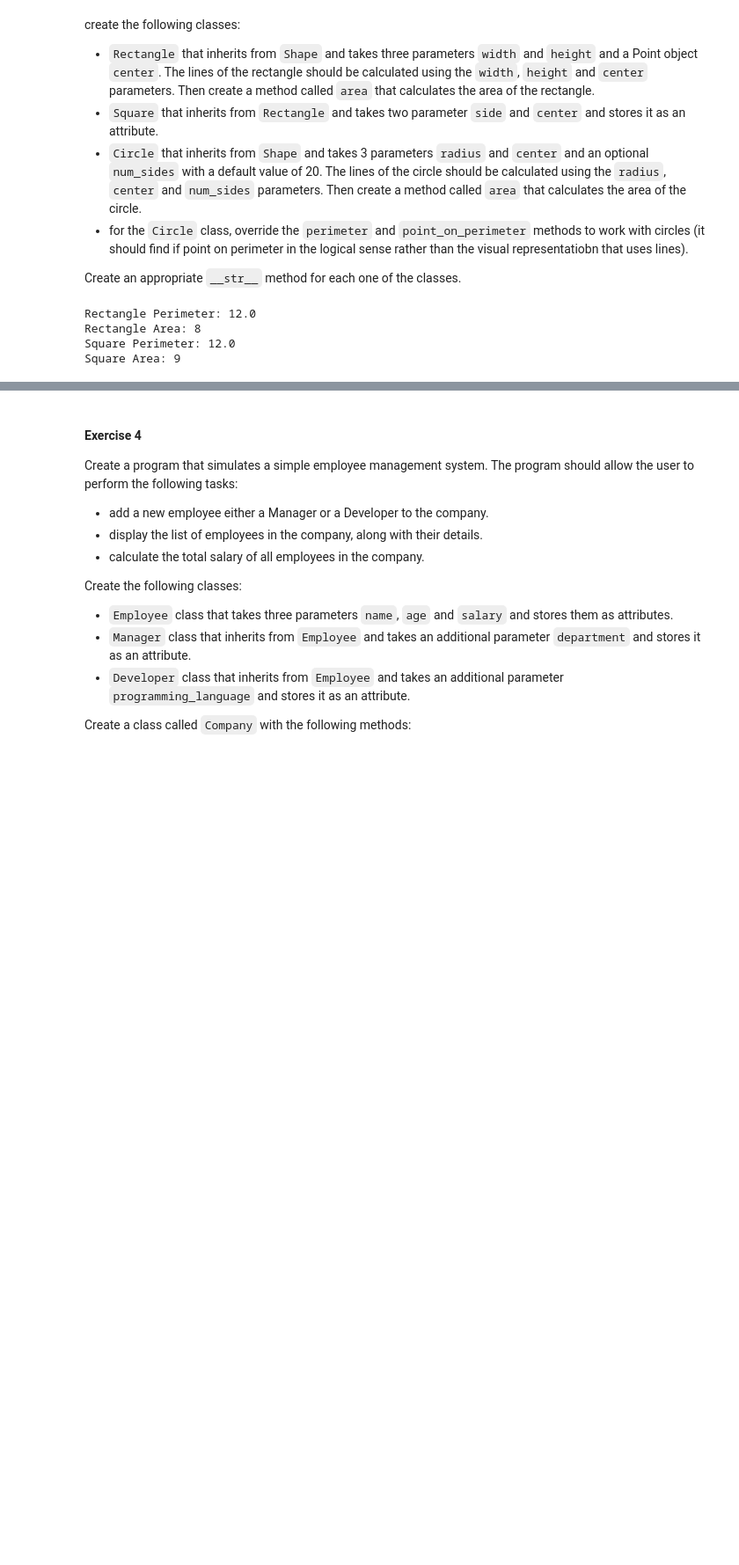
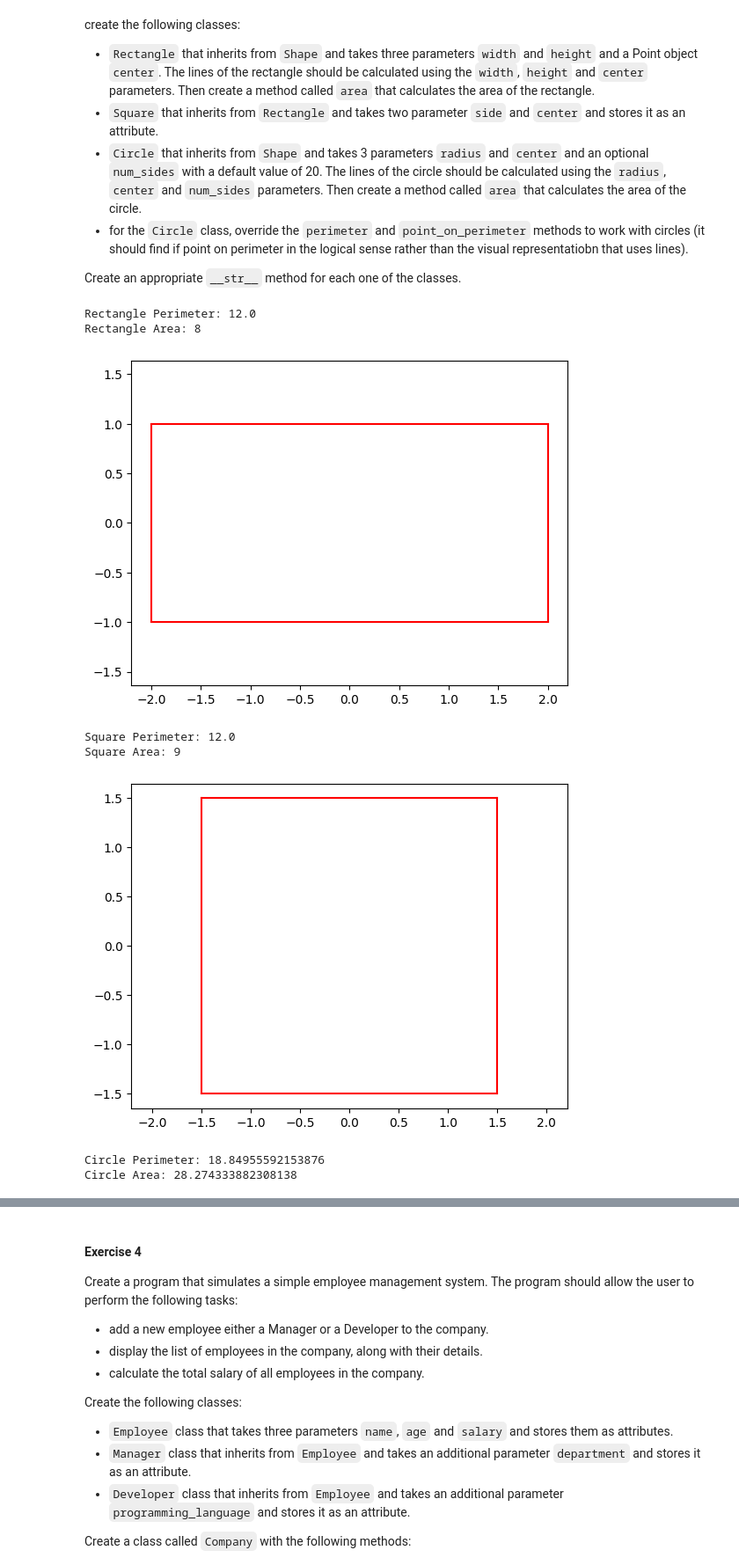
Before and after one commit to bayantoom/Python-Training-26-6, a Jupyter notebook: 3_python_oop.ipynb, the cells around one changed output, grey strips where cells are left out. Shown at 88% size. Drawn from its saved outputs; the diff is of its cells as text; code cells hidden in the pictures; blank space fills up the shorter version.

```diff
--- a/3_python_oop.ipynb
+++ b/3_python_oop.ipynb
@@ -89,9 +93,10 @@ Point on line: False
 
 Create an appropriate `__str__` method for the class.
 # %%
-class Shape(Line):
+class Shape: # no need to inherit Line
     def __init__ (self, lines):
         self.lines = lines
+        self.color = "red"
 
     def perimeter(self):
         perimeter = 0
@@ -100,9 +105,9 @@ class Shape(Line):
             perimeter += line.length()
         return perimeter
 
-    def draw(self, lines, color):
+    def draw(self):
         import matplotlib.pyplot as plt
-        for line in lines:
+        for line in self.lines:
             plt.plot([line.point1.x, line.point2.x], [line.point1.y, line.point2.y], color)
 
         plt.axis('equal')
@@ -115,7 +120,7 @@ class Shape(Line):
         return False
 
     def __str__(self):
-        return f"The shape consists of multiple lines"
+        return f"A shape of {len(self.lines)} sides."
 
 
 lines = [
@@ -128,8 +133,7 @@ shape = Shape(lines)
 
 print(f"Perimeter is: {shape.perimeter()}")
 
-color = "red"
-shape.draw(lines, color)
+shape.draw()
 
 print(f"Is the point {Point(3,3)} on perimeter? {shape.point_on_perimeter(Point(3,3))}")
 print(f"Is the point {Point(1,1.5)} on perimeter? {shape.point_on_perimeter(Point(1,1.5))}")
@@ -189,39 +193,82 @@ class Rectangle(Shape):
 rectangle = Rectangle(4, 2, Point(0,0))
 print(f"Rectangle Perimeter: {rectangle.lines_cal()}")
 print(f"Rectangle Area: {rectangle.area()}")
+rectangle.draw()
 
 
 class Square(Rectangle):
     def __init__(self, side, center):
         self.side = side
         self.center = center
         self.width = side
         self.height = side
-        # self.calculate_lines()
+
+        # OR
+        # width = side
+        # width = side
+        # super().__init__(width, height, center)
+
+        # self.lines_cal()
 
     def __str__(self):
         return f"This is a Square!"
 
 square = Square(3, Point(0,0))
 print(f"Square Perimeter: {square.lines_cal()}")
 print(f"Square Area: {square.area()}")
+square.draw()
 
-""" class Circle(Shape):
+import math
+
+class Circle(Shape):
     def __init__(self, radius, center, num_sides=20):
         self.radius = radius
         self.center = center
         self.num_sides = num_sides
+        self.lines = self.get_lines()
 
-    import math
+    def get_lines(self):
+        lines = []
+        for i in range(self.num_sides):
+            angel1 = i * 2 * math.pi/self.num_sides
+            angel2 = (i+1) * 2 * math.pi/self.num_sides
 
-    def lines_cal(self):
-        pass
+            x1 = self.center.x + math.cos(angel1) * self.radius
+            y1= self.center.y + math.sin(angel1) * self.radius
+            point1 = Point(x1,y1)
+
+            x2 = self.center.x + math.cos(angel2) * self.radius
+            y2= self.center.y + math.sin(angel2) * self.radius
+            point2 = Point(x2,y2)
+
+            lines.append(Line(point1,point2))
+
+        return lines
+
 
     def area(self):
         return math.pi * self.radius**2
-"""
+
+    def perimeter(self):
+        return 2 * self.radius * math.pi
+
+    def point_on_perimeter(self, point):
+        if self.radius == self.center.distance(point):
+            return True
+        else:
+            return False
+
+
+circle = Circle(3, Point(0,0 ))
+print(f"Circle Perimeter: {circle.perimeter()}")
+print(f"Circle Area: {circle.area()}")
+circle.draw()
 # %% [output]
 Rectangle Perimeter: 12.0
 Rectangle Area: 8
-Square Perimeter: 12.0
-Square Area: 9
+[figure, added]
+Square Perimeter: 12.0
+Square Area: 9
+[figure, added]
+Circle Perimeter: 18.84955592153876
+Circle Area: 28.274333882308138
```
Also changed, not shown: parts of 4 cells of this notebook.
